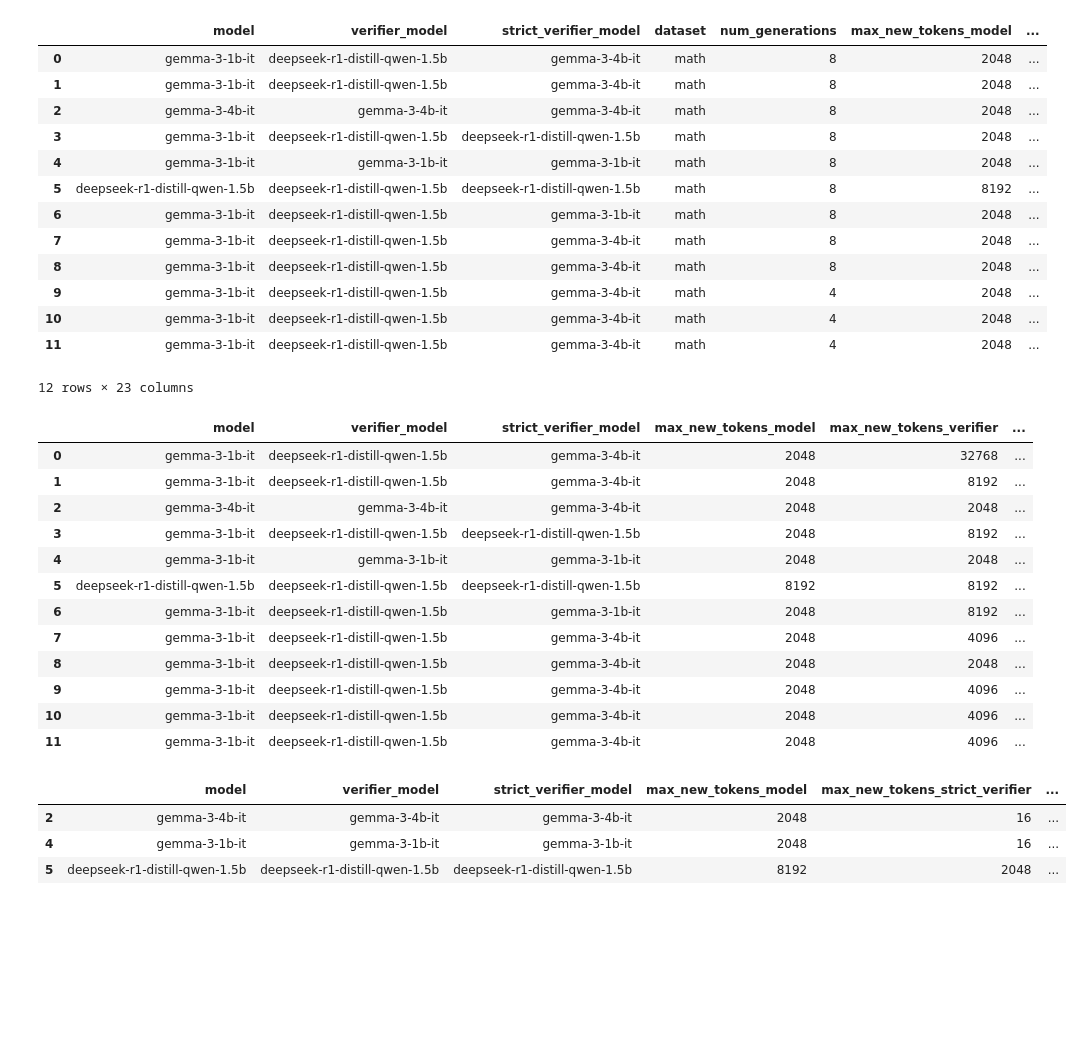
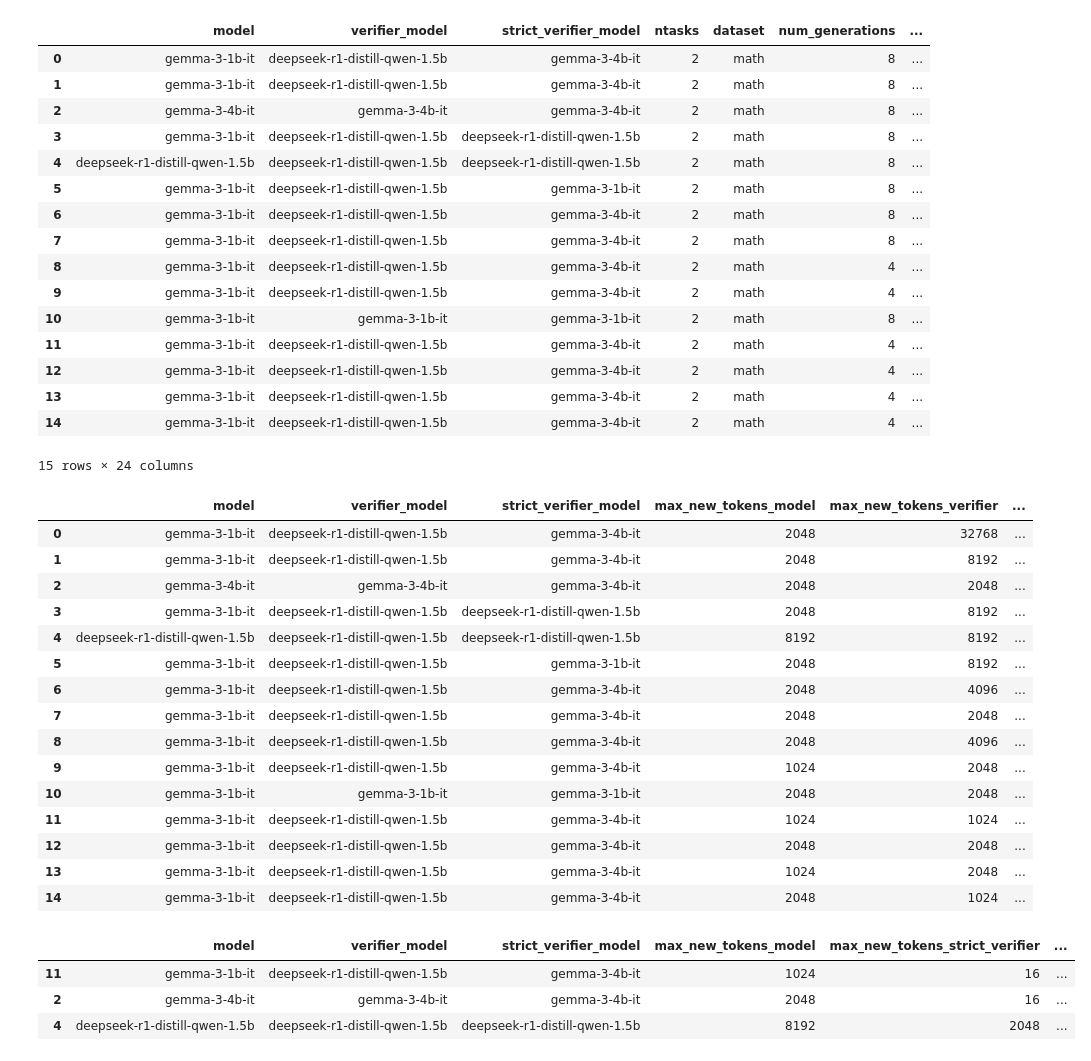
Before and after one commit to alextong1010/LMVF, a Jupyter notebook: examples/log_data.ipynb, the cells around one changed output. Saved outputs shown, nothing was run; the diff lists cells and outputs as text; code cells hidden in the pictures; blank space fills up the shorter version.

```diff
--- a/examples/log_data.ipynb
+++ b/examples/log_data.ipynb
@@ -38,6 +38,7 @@ def extract_rows_from_slurm_ids(slurm_ids):
                 "model": config["model"],
                 "verifier_model": config["verifier_model"],
                 "strict_verifier_model": config["strict_verifier_model"],
+                "ntasks": config["gpus_per_node"]*config["num_nodes"],
                 "dataset": config["dataset"],
                 "num_generations": config["num_generations"],
                 "max_new_tokens_model": get_max_new_tokens("model_config.json"),
@@ -82,10 +83,10 @@ def extract_rows_from_slurm_ids(slurm_ids):
             ]
 
             if times_seconds:
-                avg_seconds = sum(times_seconds) / len(times_seconds)
-                row["avg_total_exec_time_minutes"] = avg_seconds / 60
+                total_seconds = sum(times_seconds)
+                row["total_exec_time_minutes"] = total_seconds / 60
             else:
-                row["avg_total_exec_time_minutes"] = None
+                row["total_exec_time_minutes"] = None
 
             data.append(row)
 
@@ -95,25 +96,29 @@ def extract_rows_from_slurm_ids(slurm_ids):
 
     return pd.DataFrame(data)
 # %%
-slurm_ids = ['10976441', '11066453', '11104922', '11109136', '11124153', '11124341', '11286669', '11324997', '11395474', '11406423', '11453020', '11453022']
+# 11486404
+slurm_ids = ['10976441', '11066453', '11104922', '11109136', '11124341', '11286669', '11324997', '11395474', '11406423', '11459919', '11526101', '11527839', '11528328', '11534401', '11535609']
 rows = extract_rows_from_slurm_ids(slurm_ids)
 # %%
 rows
 # %% [output]
-|  | model | verifier_model | strict_verifier_model | dataset | num_generations | max_new_tokens_model | ... |
-| 0 | gemma-3-1b-it | deepseek-r1-distill-qwen-1.5b | gemma-3-4b-it | math | 8 | 2048 | ... |
-| 1 | gemma-3-1b-it | deepseek-r1-distill-qwen-1.5b | gemma-3-4b-it | math | 8 | 2048 | ... |
-| 2 | gemma-3-4b-it | gemma-3-4b-it | gemma-3-4b-it | math | 8 | 2048 | ... |
-| 3 | gemma-3-1b-it | deepseek-r1-distill-qwen-1.5b | deepseek-r1-distill-qwen-1.5b | math | 8 | 2048 | ... |
-| 4 | gemma-3-1b-it | gemma-3-1b-it | gemma-3-1b-it | math | 8 | 2048 | ... |
-| 5 | deepseek-r1-distill-qwen-1.5b | deepseek-r1-distill-qwen-1.5b | deepseek-r1-distill-qwen-1.5b | math | 8 | 8192 | ... |
-| 6 | gemma-3-1b-it | deepseek-r1-distill-qwen-1.5b | gemma-3-1b-it | math | 8 | 2048 | ... |
-| 7 | gemma-3-1b-it | deepseek-r1-distill-qwen-1.5b | gemma-3-4b-it | math | 8 | 2048 | ... |
-| 8 | gemma-3-1b-it | deepseek-r1-distill-qwen-1.5b | gemma-3-4b-it | math | 8 | 2048 | ... |
-| 9 | gemma-3-1b-it | deepseek-r1-distill-qwen-1.5b | gemma-3-4b-it | math | 4 | 2048 | ... |
-| 10 | gemma-3-1b-it | deepseek-r1-distill-qwen-1.5b | gemma-3-4b-it | math | 4 | 2048 | ... |
-| 11 | gemma-3-1b-it | deepseek-r1-distill-qwen-1.5b | gemma-3-4b-it | math | 4 | 2048 | ... |
+|  | model | verifier_model | strict_verifier_model | ntasks | dataset | num_generations | ... |
+| 0 | gemma-3-1b-it | deepseek-r1-distill-qwen-1.5b | gemma-3-4b-it | 2 | math | 8 | ... |
+| 1 | gemma-3-1b-it | deepseek-r1-distill-qwen-1.5b | gemma-3-4b-it | 2 | math | 8 | ... |
+| 2 | gemma-3-4b-it | gemma-3-4b-it | gemma-3-4b-it | 2 | math | 8 | ... |
+| 3 | gemma-3-1b-it | deepseek-r1-distill-qwen-1.5b | deepseek-r1-distill-qwen-1.5b | 2 | math | 8 | ... |
+| 4 | deepseek-r1-distill-qwen-1.5b | deepseek-r1-distill-qwen-1.5b | deepseek-r1-distill-qwen-1.5b | 2 | math | 8 | ... |
+| 5 | gemma-3-1b-it | deepseek-r1-distill-qwen-1.5b | gemma-3-1b-it | 2 | math | 8 | ... |
+| 6 | gemma-3-1b-it | deepseek-r1-distill-qwen-1.5b | gemma-3-4b-it | 2 | math | 8 | ... |
+| 7 | gemma-3-1b-it | deepseek-r1-distill-qwen-1.5b | gemma-3-4b-it | 2 | math | 8 | ... |
+| 8 | gemma-3-1b-it | deepseek-r1-distill-qwen-1.5b | gemma-3-4b-it | 2 | math | 4 | ... |
+| 9 | gemma-3-1b-it | deepseek-r1-distill-qwen-1.5b | gemma-3-4b-it | 2 | math | 4 | ... |
+| 10 | gemma-3-1b-it | gemma-3-1b-it | gemma-3-1b-it | 2 | math | 8 | ... |
+| 11 | gemma-3-1b-it | deepseek-r1-distill-qwen-1.5b | gemma-3-4b-it | 2 | math | 4 | ... |
+| 12 | gemma-3-1b-it | deepseek-r1-distill-qwen-1.5b | gemma-3-4b-it | 2 | math | 4 | ... |
+| 13 | gemma-3-1b-it | deepseek-r1-distill-qwen-1.5b | gemma-3-4b-it | 2 | math | 4 | ... |
+| 14 | gemma-3-1b-it | deepseek-r1-distill-qwen-1.5b | gemma-3-4b-it | 2 | math | 4 | ... |
-12 rows × 23 columns
+15 rows × 24 columns
 # %%
 selected_columns = [
     'model',
@@ -126,7 +131,7 @@ selected_columns = [
     'bonmav_accuracy',
     'pass4_accuracy',
     'pass8_accuracy',
-    'avg_total_exec_time_minutes'
+    'total_exec_time_minutes'
 ]
 
 filtered_df = rows[selected_columns]
@@ -138,32 +143,35 @@ filtered_df
 | 1 | gemma-3-1b-it | deepseek-r1-distill-qwen-1.5b | gemma-3-4b-it | 2048 | 8192 | ... |
 | 2 | gemma-3-4b-it | gemma-3-4b-it | gemma-3-4b-it | 2048 | 2048 | ... |
 | 3 | gemma-3-1b-it | deepseek-r1-distill-qwen-1.5b | deepseek-r1-distill-qwen-1.5b | 2048 | 8192 | ... |
-| 4 | gemma-3-1b-it | gemma-3-1b-it | gemma-3-1b-it | 2048 | 2048 | ... |
-| 5 | deepseek-r1-distill-qwen-1.5b | deepseek-r1-distill-qwen-1.5b | deepseek-r1-distill-qwen-1.5b | 8192 | 8192 | ... |
-| 6 | gemma-3-1b-it | deepseek-r1-distill-qwen-1.5b | gemma-3-1b-it | 2048 | 8192 | ... |
-| 7 | gemma-3-1b-it | deepseek-r1-distill-qwen-1.5b | gemma-3-4b-it | 2048 | 4096 | ... |
-| 8 | gemma-3-1b-it | deepseek-r1-distill-qwen-1.5b | gemma-3-4b-it | 2048 | 2048 | ... |
-| 9 | gemma-3-1b-it | deepseek-r1-distill-qwen-1.5b | gemma-3-4b-it | 2048 | 4096 | ... |
-| 10 | gemma-3-1b-it | deepseek-r1-distill-qwen-1.5b | gemma-3-4b-it | 2048 | 4096 | ... |
-| 11 | gemma-3-1b-it | deepseek-r1-distill-qwen-1.5b | gemma-3-4b-it | 2048 | 4096 | ... |
+| 4 | deepseek-r1-distill-qwen-1.5b | deepseek-r1-distill-qwen-1.5b | deepseek-r1-distill-qwen-1.5b | 8192 | 8192 | ... |
+| 5 | gemma-3-1b-it | deepseek-r1-distill-qwen-1.5b | gemma-3-1b-it | 2048 | 8192 | ... |
+| 6 | gemma-3-1b-it | deepseek-r1-distill-qwen-1.5b | gemma-3-4b-it | 2048 | 4096 | ... |
+| 7 | gemma-3-1b-it | deepseek-r1-distill-qwen-1.5b | gemma-3-4b-it | 2048 | 2048 | ... |
+| 8 | gemma-3-1b-it | deepseek-r1-distill-qwen-1.5b | gemma-3-4b-it | 2048 | 4096 | ... |
+| 9 | gemma-3-1b-it | deepseek-r1-distill-qwen-1.5b | gemma-3-4b-it | 1024 | 2048 | ... |
+| 10 | gemma-3-1b-it | gemma-3-1b-it | gemma-3-1b-it | 2048 | 2048 | ... |
+| 11 | gemma-3-1b-it | deepseek-r1-distill-qwen-1.5b | gemma-3-4b-it | 1024 | 1024 | ... |
+| 12 | gemma-3-1b-it | deepseek-r1-distill-qwen-1.5b | gemma-3-4b-it | 2048 | 2048 | ... |
+| 13 | gemma-3-1b-it | deepseek-r1-distill-qwen-1.5b | gemma-3-4b-it | 1024 | 2048 | ... |
+| 14 | gemma-3-1b-it | deepseek-r1-distill-qwen-1.5b | gemma-3-4b-it | 2048 | 1024 | ... |
 # %%
-self_verifier_filtered_df = filtered_df.iloc[[2,4,5]]
+self_verifier_filtered_df = filtered_df.iloc[[11,2,4]]
 # %%
 selected_columns_2 = [
     'model',
     'verifier_model',
     'strict_verifier_model',
     'max_new_tokens_model',
     'max_new_tokens_strict_verifier',
     'pass1_accuracy',
     'bonmav_accuracy',
     'pass8_accuracy',
-    'avg_total_exec_time_minutes'
+    'total_exec_time_minutes'
 ]
 self_verifier_filtered_df[selected_columns_2]
 # %% [output]
 |  | model | verifier_model | strict_verifier_model | max_new_tokens_model | max_new_tokens_strict_verifier | ... |
+| 11 | gemma-3-1b-it | deepseek-r1-distill-qwen-1.5b | gemma-3-4b-it | 1024 | 16 | ... |
 | 2 | gemma-3-4b-it | gemma-3-4b-it | gemma-3-4b-it | 2048 | 16 | ... |
-| 4 | gemma-3-1b-it | gemma-3-1b-it | gemma-3-1b-it | 2048 | 16 | ... |
-| 5 | deepseek-r1-distill-qwen-1.5b | deepseek-r1-distill-qwen-1.5b | deepseek-r1-distill-qwen-1.5b | 8192 | 2048 | ... |
+| 4 | deepseek-r1-distill-qwen-1.5b | deepseek-r1-distill-qwen-1.5b | deepseek-r1-distill-qwen-1.5b | 8192 | 2048 | ... |
 # %%
```
Also changed, not shown: parts of 8 cells of this notebook, 11 other files.
